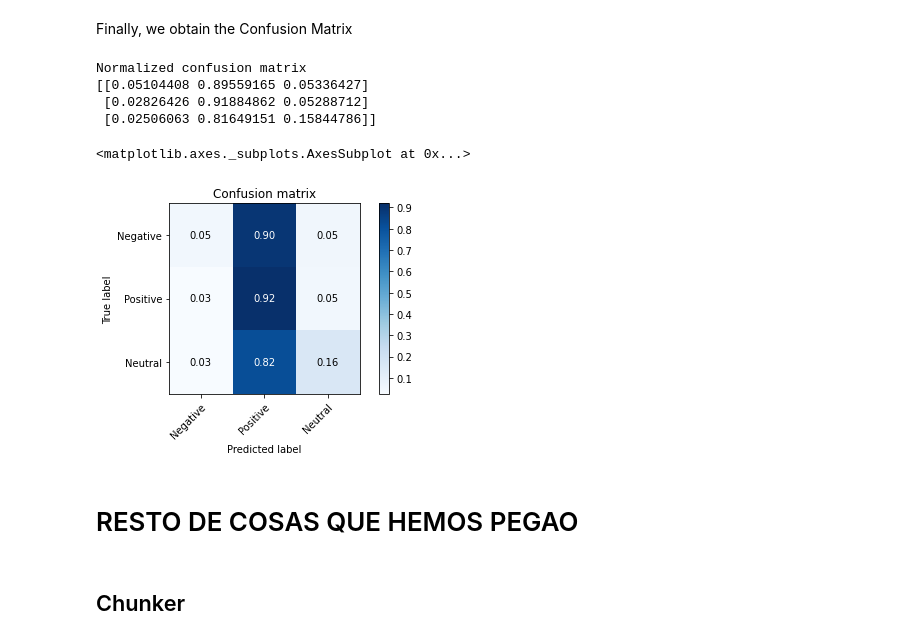
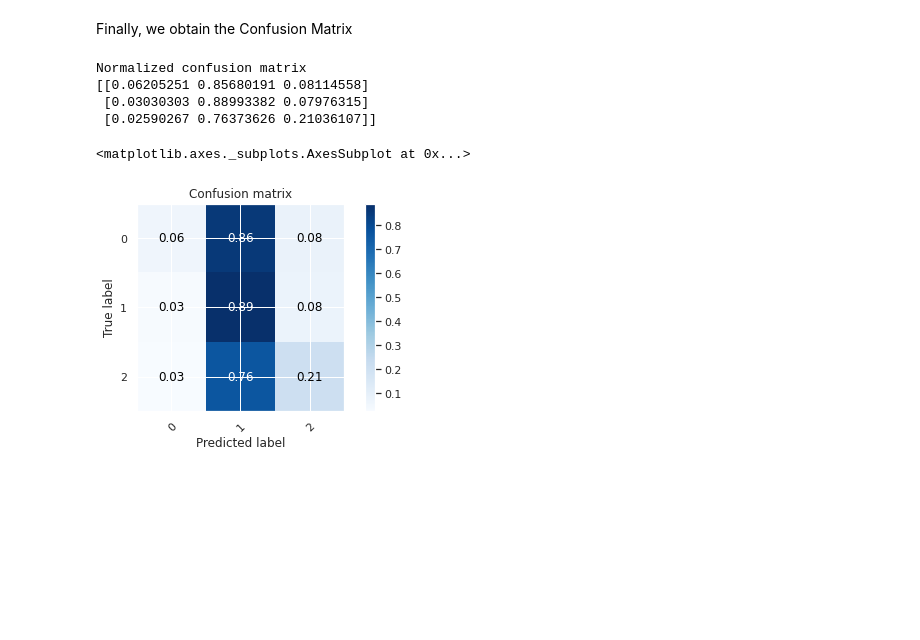
Before and after one commit to sergiobm3/ESI_MachineLearning, a Jupyter notebook: SSJ_Task2_Natural_Language_Processing.ipynb, the cells around one changed output. Drawn from its saved outputs; the diff is of its cells as text; code cells hidden in the pictures; blank space fills up the shorter version.

```diff
--- a/SSJ_Task2_Natural_Language_Processing.ipynb
+++ b/SSJ_Task2_Natural_Language_Processing.ipynb
@@ -699,6 +724,6 @@ df_result
 # %% [markdown]
 ### Hatred n-gram dictionary
 # %%
-hatredDF = pd.read_csv('refined_ngram_dict.csv')
+hatredDF = pd.read_csv('hatred_ngrams.csv')
 # %%
 hatredDF
@@ -721,3 +761,6 @@ for x in range(0,len(df_result)):
   print("{} and {}".format(value,len(values)))
 
 df_result['hatred_ngrams'] = values
+# %%
+df_result['hatred_ngrams'] = hatredDF['hatred_ngrams']
+df_result
@@ -840,7 +920,7 @@ Name: class, Length: 24783, dtype: int64
 # %%
 from sklearn.model_selection import train_test_split
 
-train, test = train_test_split(df_features[['Negative','Neutral','class']], test_size=0.3)
+train, test = train_test_split(df_features[['Negative','Compound','class']], test_size=0.3)
 train.reset_index(inplace = True)
 test.reset_index(inplace = True)
 # %%
@@ -892,8 +974,8 @@ n_neighbors = 3
 weights = 'distance'
 knn = neighbors.KNeighborsClassifier(n_neighbors= n_neighbors, weights=weights)
 # fit and predict
-knn.fit(X = train[['Negative', 'Neutral']], y = train['class'])
-y_pred = knn.predict(X = test[['Negative', 'Neutral']])
+knn.fit(X = train[['Negative','Compound']], y = train['class'])
+y_pred = knn.predict(X = test[['Negative','Compound']])
 acc = accuracy_score(test['class'], y_pred)
 print ('Acc', acc)
 # %% [output]
@@ -994,15 +1077,13 @@ def plot_confusion_matrix(y_true, y_pred, classes,
     fig.tight_layout()
     return ax
 # %%
-target_name=np.array(['Negative', 'Positive', 'Neutral'], dtype='<U10')
+target_name=np.array(['0', '1', '2'], dtype='<U10')
 plot_confusion_matrix(test['class'], y_pred, classes=target_name, normalize=True,
                       title='Confusion matrix')
 # %% [output]
 Normalized confusion matrix
-[[0.05104408 0.89559165 0.05336427]
- [0.02826426 0.91884862 0.05288712]
- [0.02506063 0.81649151 0.15844786]]
+[[0.06205251 0.85680191 0.08114558]
+ [0.03030303 0.88993382 0.07976315]
+ [0.02590267 0.76373626 0.21036107]]
 <matplotlib.axes._subplots.AxesSubplot at 0x...>
-[figure, old version]
+[figure, new version]
-# %% [markdown]
-# RESTO DE COSAS QUE HEMOS PEGAO
@@ -1047,2 +1089,0 @@ len(pos_vocab)
-# %% [markdown]
-## Chunker
```
Also changed, not shown: parts of 44 cells of this notebook.
